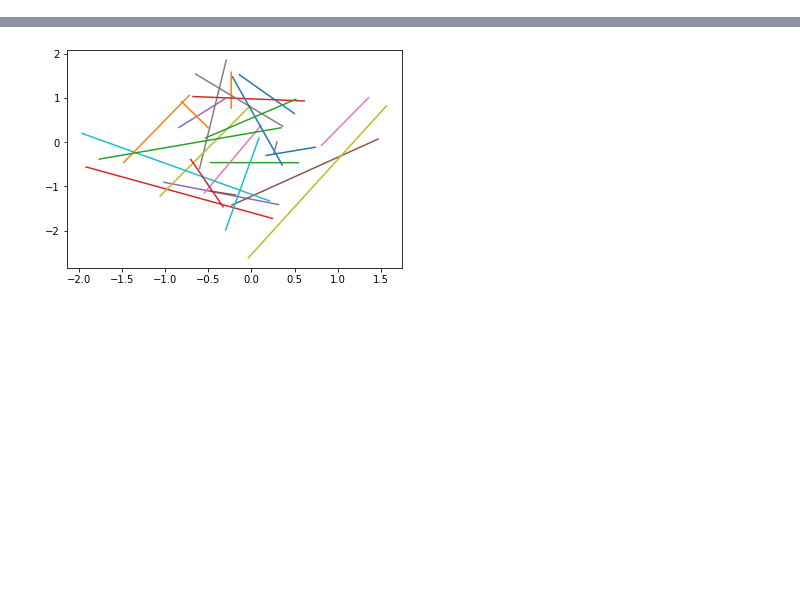
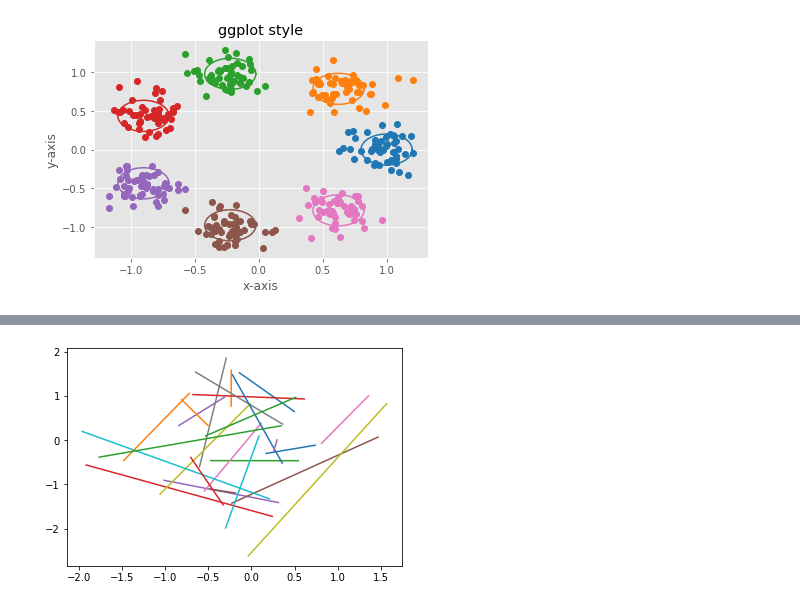
Before and after one commit to ColCarroll/yourplotlib, a Jupyter notebook: notebooks/styles.ipynb, the cells around one changed output, grey strips where cells are left out. Cells and saved outputs as stored; diff of their text form; code cells hidden in the pictures; blank space fills up the shorter version.

```diff
--- a/notebooks/styles.ipynb
+++ b/notebooks/styles.ipynb
@@ -28,0 +51,4 @@ IMAGE_DIR = Path('../img/').resolve()
+# %%
+plot_style('ggplot')
+# %% [output]
+[figure, added]
```
Also changed, not shown: parts of 6 cells of this notebook, 11 other files.
